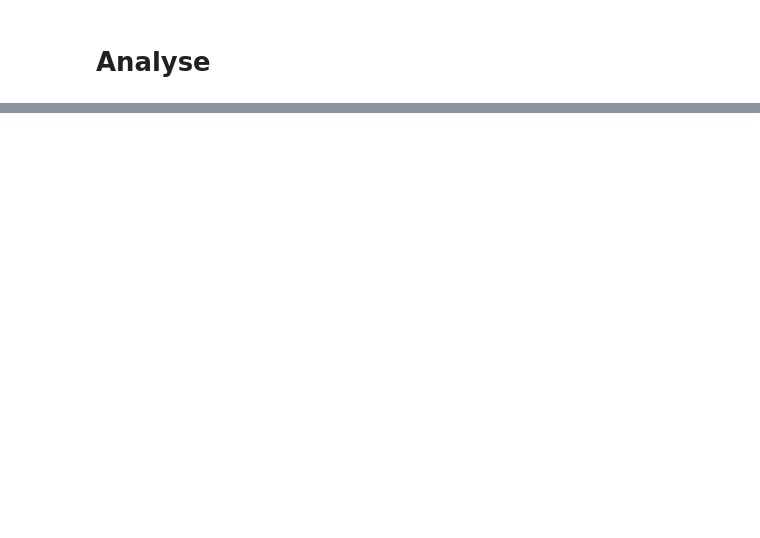
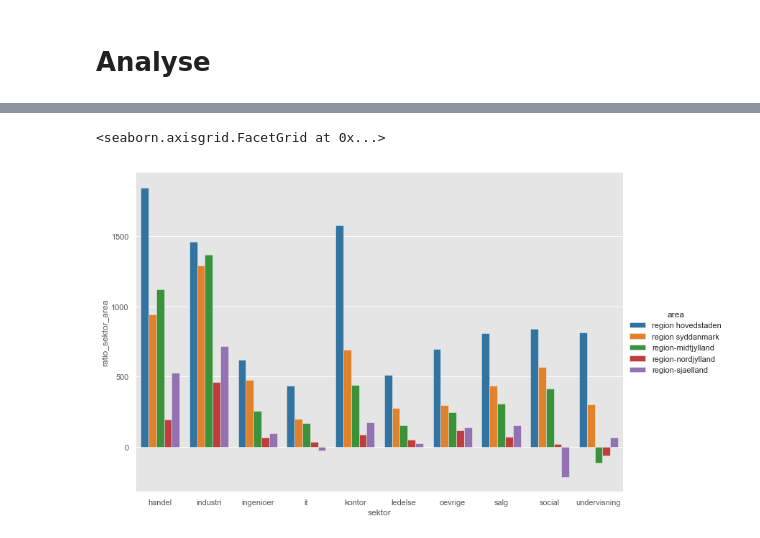
Before and after one commit to Naeim-S/GRP-33-TEST-1, a Jupyter notebook: EXAM/Analyse.ipynb, the cells around one changed output, grey strips where cells are left out. Cells and saved outputs as stored; diff of their text form; code cells hidden in the pictures; blank space fills up the shorter version.

```diff
--- a/EXAM/Analyse.ipynb
+++ b/EXAM/Analyse.ipynb
@@ -108,0 +120,12 @@ merged.tail(10) #What a lovely sight
+# %%
+merged2008 = merged.query('year == 2008')
+sns.set_palette("tab10")
+sns.catplot(x='sektor', y="ratio_sektor_area",
+            kind="bar",
+            hue="area",
+            height = 7,
+            aspect= 1.5,
+            data=merged2008)
+# %% [output]
+<seaborn.axisgrid.FacetGrid at 0x...>
+[figure, added]
```
Also changed, not shown: parts of 7 cells of this notebook, 1 other file.
